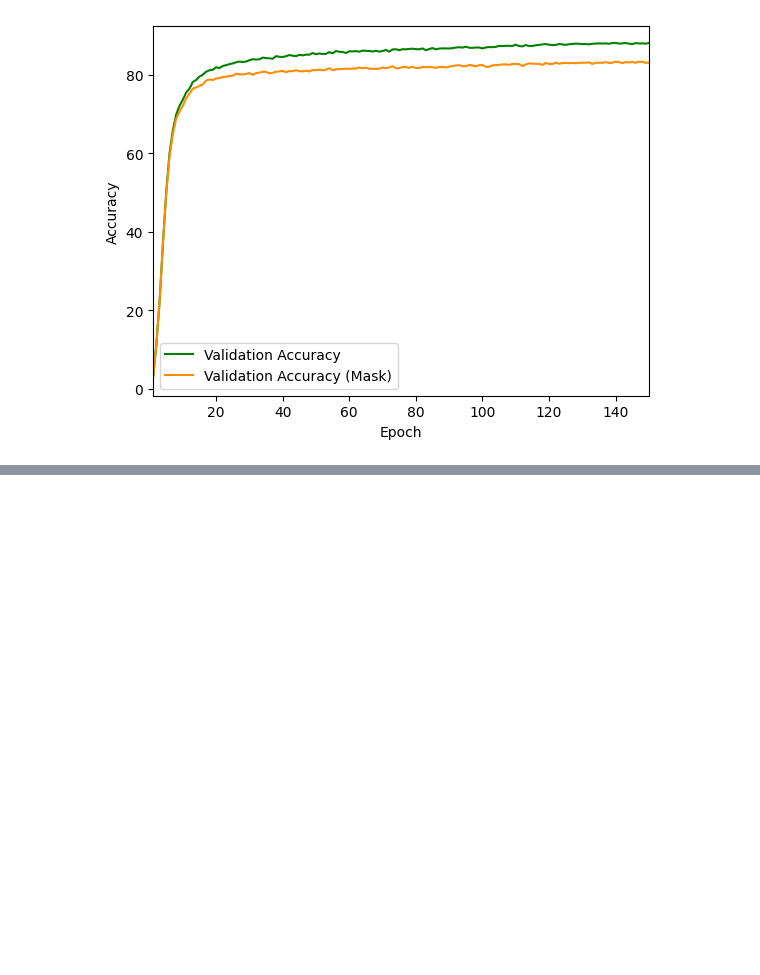
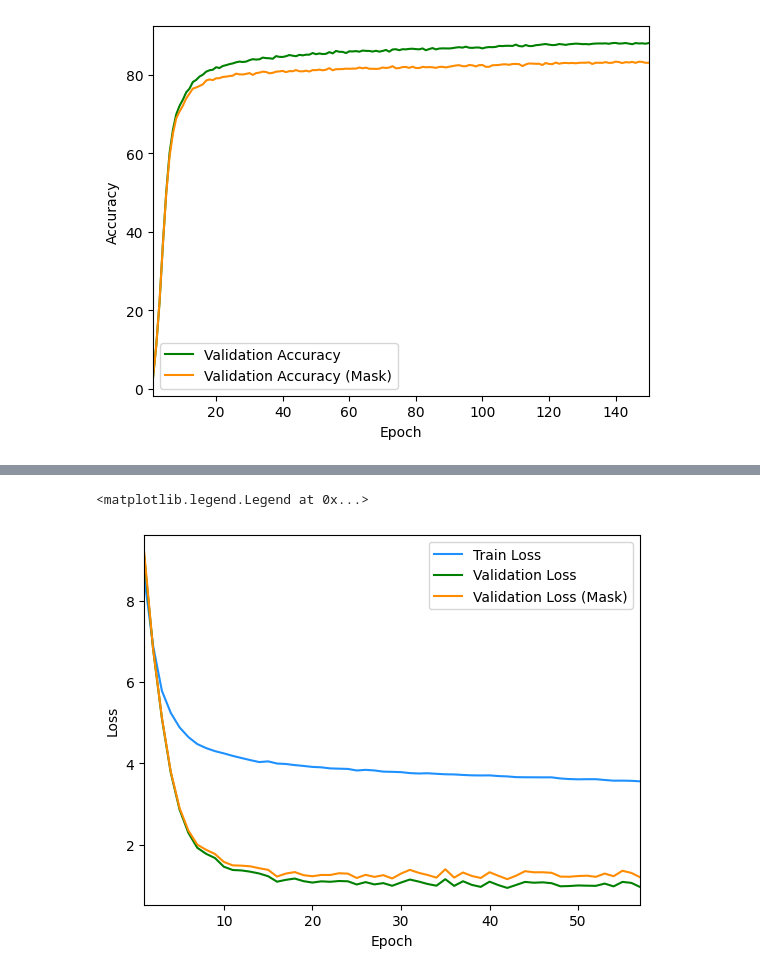
Before and after one commit to orumetsu/MetaFormerBSL, a Jupyter notebook: plots_and_graphics.ipynb, the cells around one changed output, grey strips where cells are left out. Saved outputs shown, nothing was run; the diff lists cells and outputs as text; code cells hidden in the pictures; blank space fills up the shorter version.

Commit message:
added plots and graphs for 2nd model progress

```diff
--- a/plots_and_graphics.ipynb
+++ b/plots_and_graphics.ipynb
@@ -142,0 +142,10 @@ plt.legend()
+# %%
+log_path_2 = r"E:\Rivan\Tugas Akhir\MetaFormerBSL\output\MetaFG_meta_0\MetaFormer_0-iNat2018-Softmax_Loss\log_rank_0.txt"
+
+with open(log_path_2, 'r') as f:
+    text = f.read()
+    train_loss_match = re.findall(pattern_1, text)
+    test_results_match = re.findall(pattern_2, text)
+
+print(train_loss_match, len(train_loss_match))
+print(test_results_match, len(test_results_match))
@@ -142,0 +224,23 @@ plt.legend()
+# %%
+import numpy as np
+
+epochs_range = np.array(range(1, 57 + 1))
+
+train_loss = np.array(train_loss).astype(float)
+normal_test_loss = np.array(normal_test_loss).astype(float)
+masked_test_loss = np.array(masked_test_loss).astype(float)
+normal_test_acc1 = np.array(normal_test_acc1).astype(float)
+masked_test_acc1 = np.array(masked_test_acc1).astype(float)
+# %%
+from matplotlib import pyplot as plt
+
+plt.plot(epochs_range, train_loss, label="Train Loss", color='dodgerblue')
+plt.plot(epochs_range, normal_test_loss, label="Validation Loss", color='green')
+plt.plot(epochs_range, masked_test_loss, label="Validation Loss (Mask)", color='darkorange')
+plt.xlabel("Epoch")
+plt.ylabel("Loss")
+plt.xlim(1, 57)
+plt.legend()
+# %% [output]
+<matplotlib.legend.Legend at 0x...>
+[figure, added]
```
Also changed, not shown: parts of 8 cells of this notebook.
